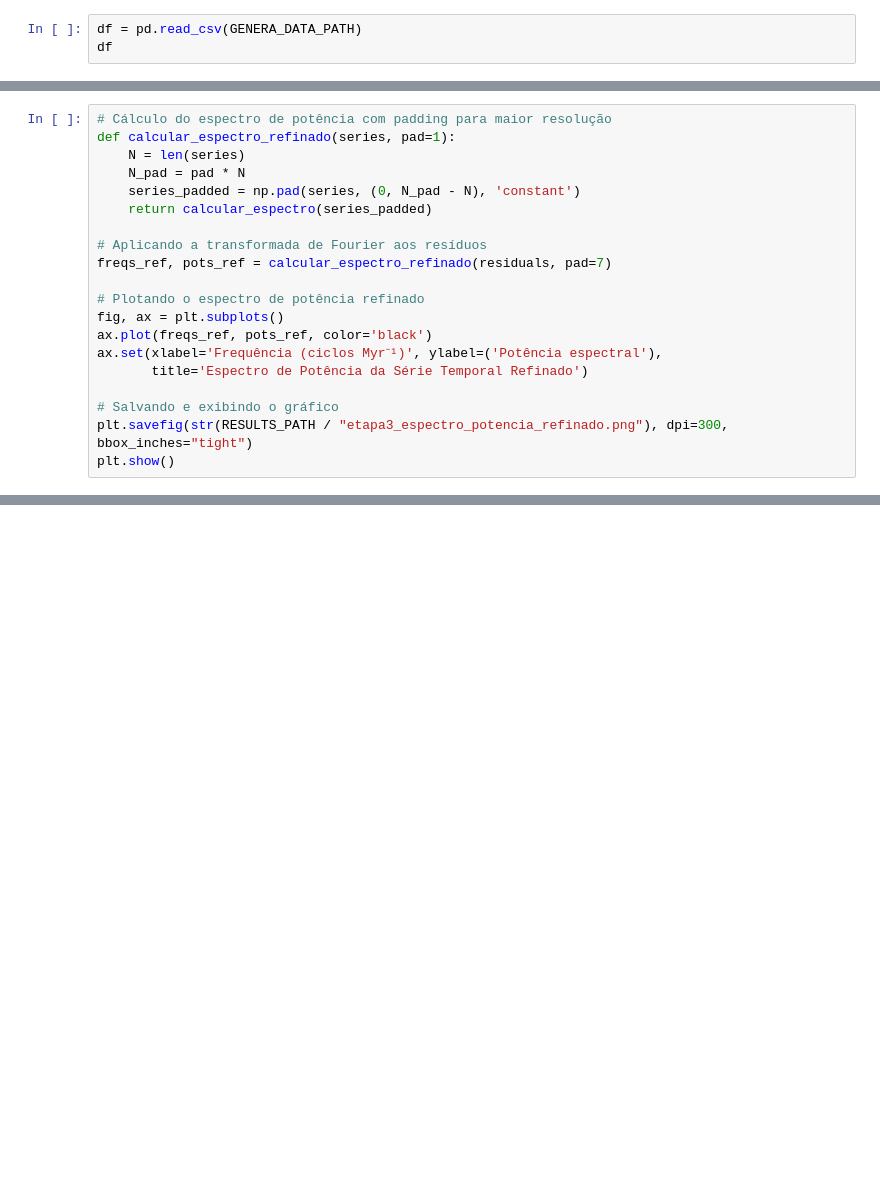
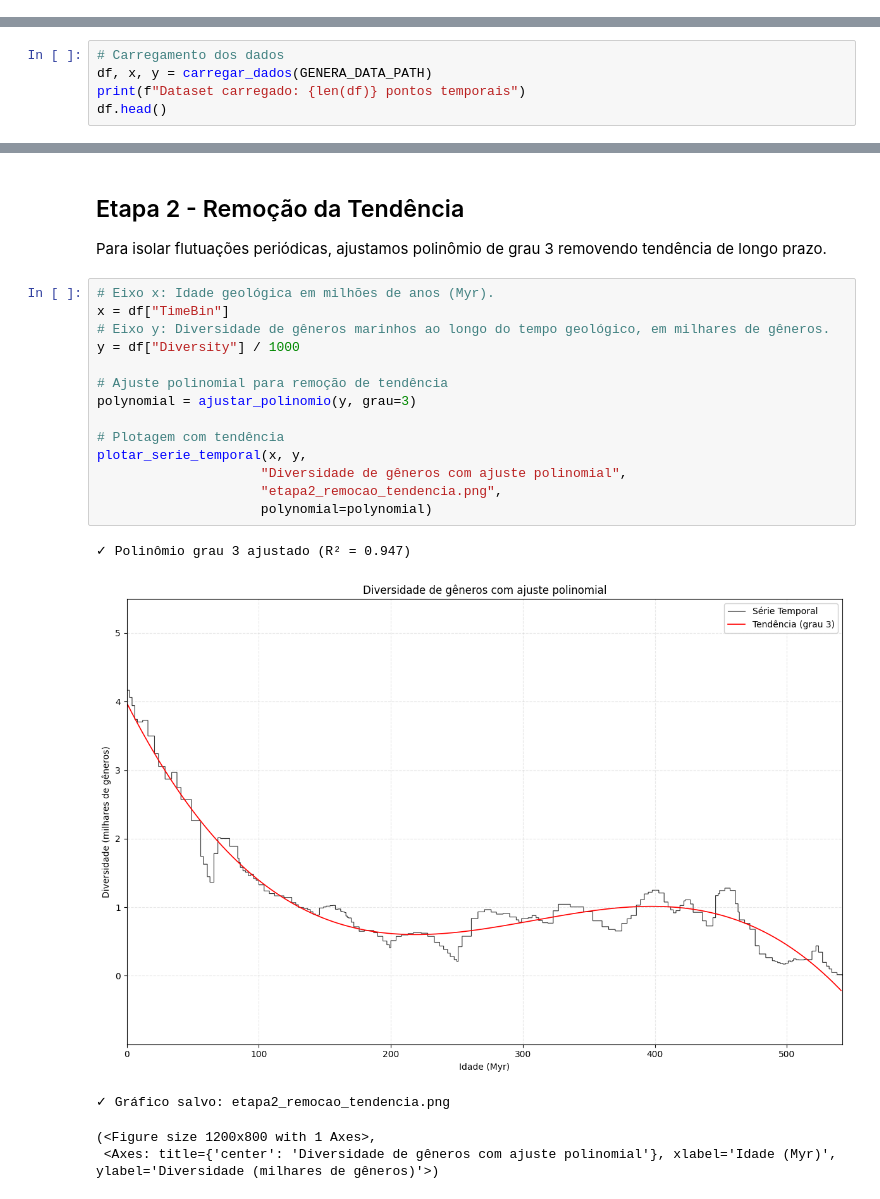
Before and after one commit to lucaanasser/Detectando-e-Interpretando-Sinais-Periodicos-em-Series-Temporais-Paleobiologicas, a Jupyter notebook: ep1.ipynb, the cells around one changed output, grey strips where cells are left out. Drawn from its saved outputs; the diff is of its cells as text; blank space fills up the shorter version.

```diff
--- a/ep1.ipynb
+++ b/ep1.ipynb
@@ -33,3 +0,0 @@ Começamos carregando os dados de diversidade de gêneros marinhos ao longo do t
-# %%
-df = pd.read_csv(GENERA_DATA_PATH)
-df
@@ -179,20 +0,0 @@ Para melhorar a resolução do espectro, aplicamos padding (adição de zeros)
-# %%
-# Cálculo do espectro de potência com padding para maior resolução
-def calcular_espectro_refinado(series, pad=1):
-    N = len(series)
-    N_pad = pad * N
-    series_padded = np.pad(series, (0, N_pad - N), 'constant')
-    return calcular_espectro(series_padded)
-
-# Aplicando a transformada de Fourier aos resíduos
-freqs_ref, pots_ref = calcular_espectro_refinado(residuals, pad=7)
-
-# Plotando o espectro de potência refinado
-fig, ax = plt.subplots()
-ax.plot(freqs_ref, pots_ref, color='black')
-ax.set(xlabel='Frequência (ciclos Myr⁻¹)', ylabel=('Potência espectral'),
-       title='Espectro de Potência da Série Temporal Refinado')
-
-# Salvando e exibindo o gráfico
-plt.savefig(str(RESULTS_PATH / "etapa3_espectro_potencia_refinado.png"), dpi=300, bbox_inches="tight")
-plt.show()
@@ -456,0 +848,5 @@ print("Modelos nulos gerados com sucesso!")
+# %%
+# Carregamento dos dados
+df, x, y = carregar_dados(GENERA_DATA_PATH)
+print(f"Dataset carregado: {len(df)} pontos temporais")
+df.head()
@@ -456,0 +890,24 @@ print("Modelos nulos gerados com sucesso!")
+# %% [markdown]
+## Etapa 2 - Remoção da Tendência
+
+Para isolar flutuações periódicas, ajustamos polinômio de grau 3 removendo tendência de longo prazo.
+# %%
+# Eixo x: Idade geológica em milhões de anos (Myr).
+x = df["TimeBin"]
+# Eixo y: Diversidade de gêneros marinhos ao longo do tempo geológico, em milhares de gêneros.
+y = df["Diversity"] / 1000
+
+# Ajuste polinomial para remoção de tendência
+polynomial = ajustar_polinomio(y, grau=3)
+
+# Plotagem com tendência
+plotar_serie_temporal(x, y,
+                     "Diversidade de gêneros com ajuste polinomial",
+                     "etapa2_remocao_tendencia.png",
+                     polynomial=polynomial)
+# %% [output]
+✓ Polinômio grau 3 ajustado (R² = 0.947)
+[figure, added]
+✓ Gráfico salvo: etapa2_remocao_tendencia.png
+(<Figure size 1200x800 with 1 Axes>,
+ <Axes: title={'center': 'Diversidade de gêneros com ajuste polinomial'}, xlabel='Idade (Myr)', ylabel='Diversidade (milhares de gêneros)'>)
```
Also changed, not shown: parts of 61 cells of this notebook, 12 other files.
